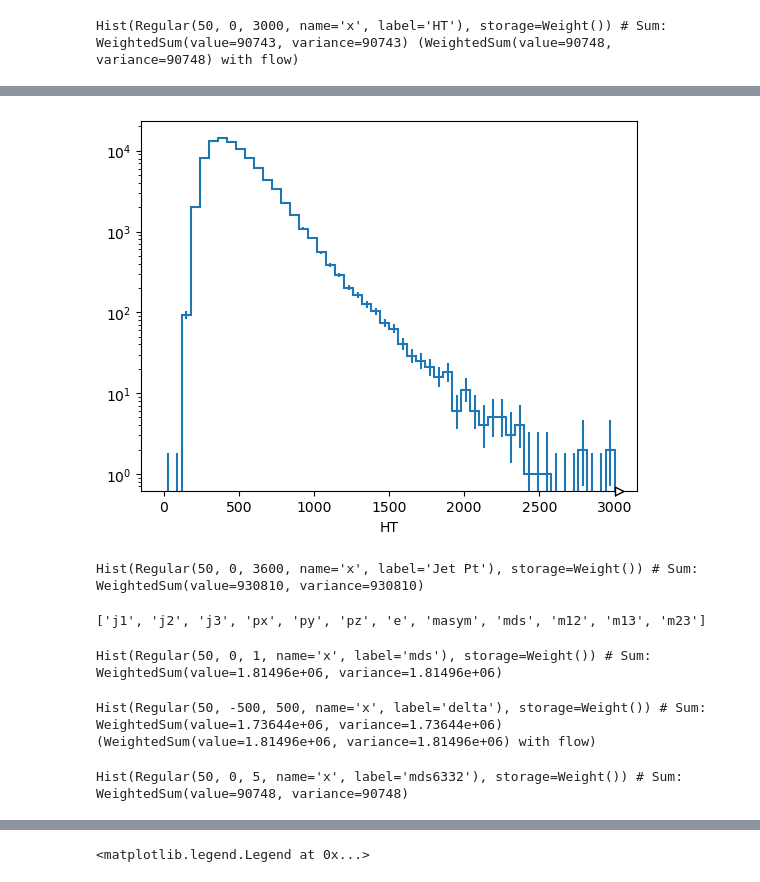
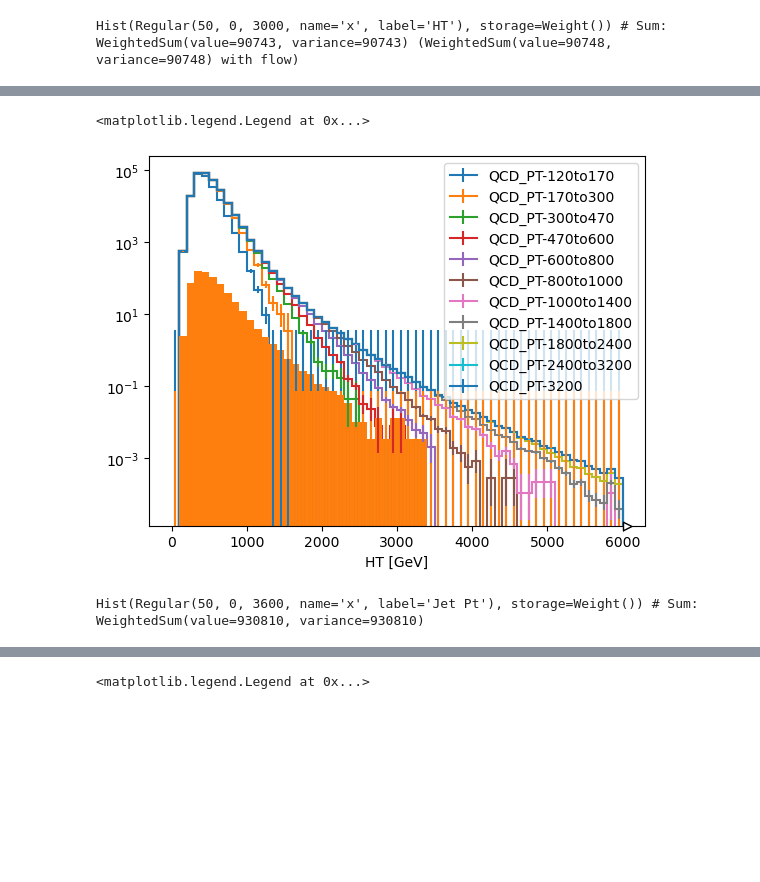
Before and after one commit to akanugan/MultiJets, a Jupyter notebook: run3_ntuplizer.ipynb, the cells around one changed output, grey strips where cells are left out. Cells and saved outputs as stored; diff of their text form; code cells hidden in the pictures; blank space fills up the shorter version.

```diff
--- a/run3_ntuplizer.ipynb
+++ b/run3_ntuplizer.ipynb
@@ -235,17 +225,20 @@ Hist(Regular(50, 0, 3000, name='x', label='HT'), storage=Weight()) # Sum: Weight
 # %%
 dask_hist_HT =  (
     hda.Hist.new.Reg(60, 0, 6000, name="ht", label="HT [GeV]")
-    .StrCat(x_sections.keys(), name='dataset')
+    .StrCat([i for i in x_sections.keys() if i not in ['TTto4Q']], name='dataset')
     .Weight()
 )
 
 for ky in x_sections.keys():
     if ky not in ['TTto4Q']:
-        dask_hist_HT.fill(good_qcd_events[ky].HT, ky, weight=(x_sections[ky] / (ak.num(qcd_events[ky], axis=0))))
+        dask_hist_HT.fill(good_qcd_events[ky].HT, ky, weight=weights[ky])
 
-dask_hist_HT.fill(good_events.HT, 'TTto4Q', weight=(x_sections['TTto4Q'] / (ak.num(small_events, axis=0))))
 
-dask_hist_HT.compute().plot1d(stack=True,histtype="fill")
+dask_hist_HT_tt =  (
+    hda.Hist.new.Reg(60, 0, 6000, name="ht", label="HT [GeV]")
+    .Weight()
+)
+dask_hist_HT_tt.fill(good_events.HT, weight=weights['TTto4Q'])
 
-plt.yscale("log")
-plt.legend()
+hq = dask_hist_HT.compute()
+ht = dask_hist_HT_tt.compute()
@@ -255,8 +245,11 @@ plt.legend()
-# %%
-h1.plot()
-plt.yscale("log")
-# %% [output]
-[figure, removed]
+# %%
+hq.plot1d(stack=True,histtype="step")
+ht.plot1d(stack=False,histtype="fill")
+plt.yscale("log")
+plt.legend()
+# %% [output]
+<matplotlib.legend.Legend at 0x...>
+[figure, added]
 # %%
 h2 = Hist(
     hist.axis.Regular(50, 0, 3600, name="x", label="Jet Pt"),
@@ -265,31 +258,3 @@ h2 = Hist(
 h2.fill(ak.flatten(good_events.ScoutingJet.pt).compute())
 # %% [output]
 Hist(Regular(50, 0, 3600, name='x', label='Jet Pt'), storage=Weight()) # Sum: WeightedSum(value=930810, variance=930810)
-# %%
-good_events.Trijet.fields
-# %% [output]
-['j1', 'j2', 'j3', 'px', 'py', 'pz', 'e', 'masym', 'mds', 'm12', 'm13', 'm23']
-# %%
-h3 = Hist(
-    hist.axis.Regular(50, 0, 1, name="x", label="mds"),
-    hist.storage.Weight()
-)
-h3.fill(ak.flatten(good_events.Trijet.mds.compute()))
-# %% [output]
-Hist(Regular(50, 0, 1, name='x', label='mds'), storage=Weight()) # Sum: WeightedSum(value=1.81496e+06, variance=1.81496e+06)
-# %%
-h5 = Hist(
-    hist.axis.Regular(50, -500, 500, name="x", label="delta"),
-    hist.storage.Weight()
-)
-h5.fill(ak.flatten(good_events.Trijet.delta.compute()))
-# %% [output]
-Hist(Regular(50, -500, 500, name='x', label='delta'), storage=Weight()) # Sum: WeightedSum(value=1.73644e+06, variance=1.73644e+06) (WeightedSum(value=1.81496e+06, variance=1.81496e+06) with flow)
-# %%
-h6 = Hist(
-    hist.axis.Regular(50, 0, 5, name="x", label="mds6332"),
-    hist.storage.Weight()
-)
-h6.fill(good_events.mds6332.compute())
-# %% [output]
-Hist(Regular(50, 0, 5, name='x', label='mds6332'), storage=Weight()) # Sum: WeightedSum(value=90748, variance=90748)
```
Also changed, not shown: parts of 18 cells of this notebook, 1 other file.
